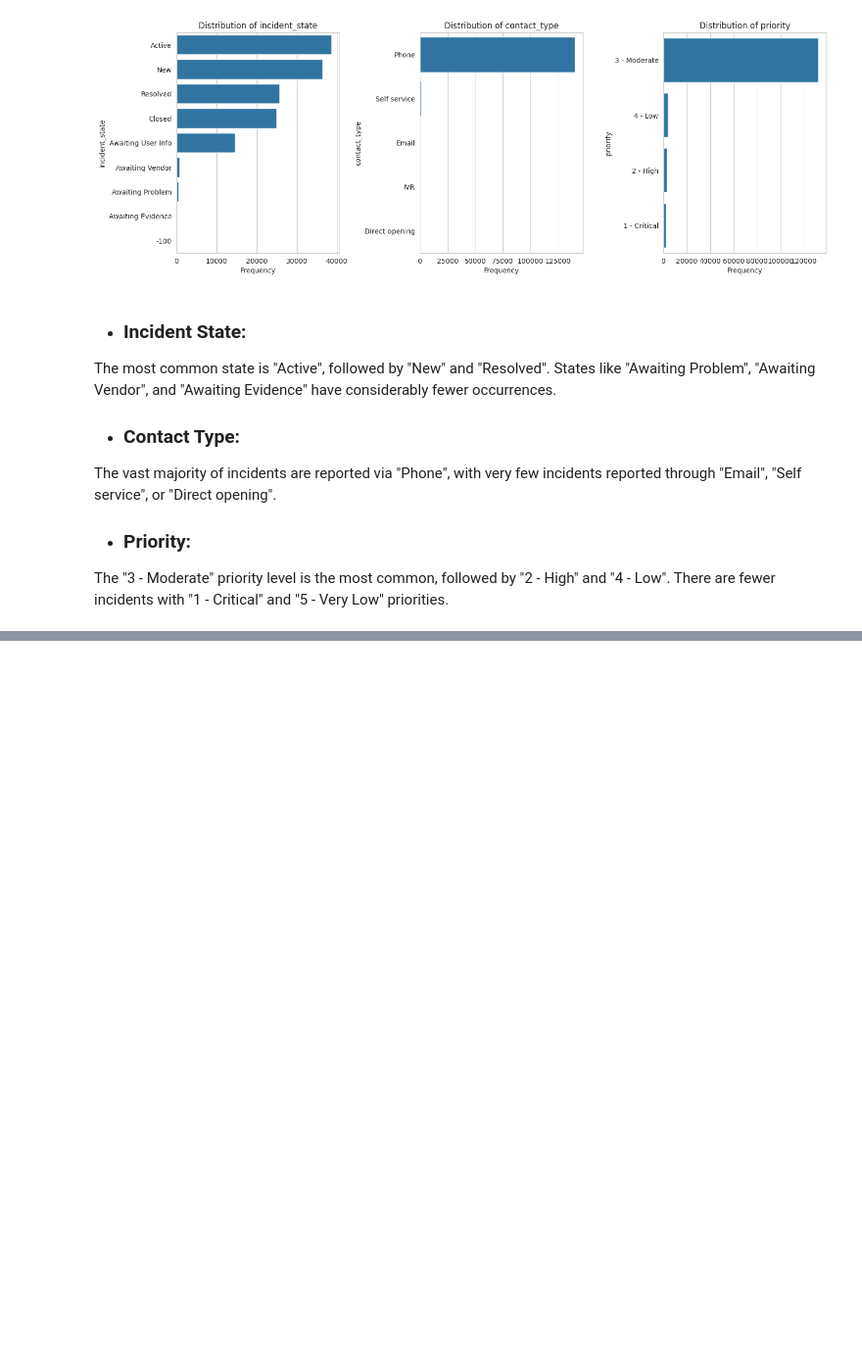
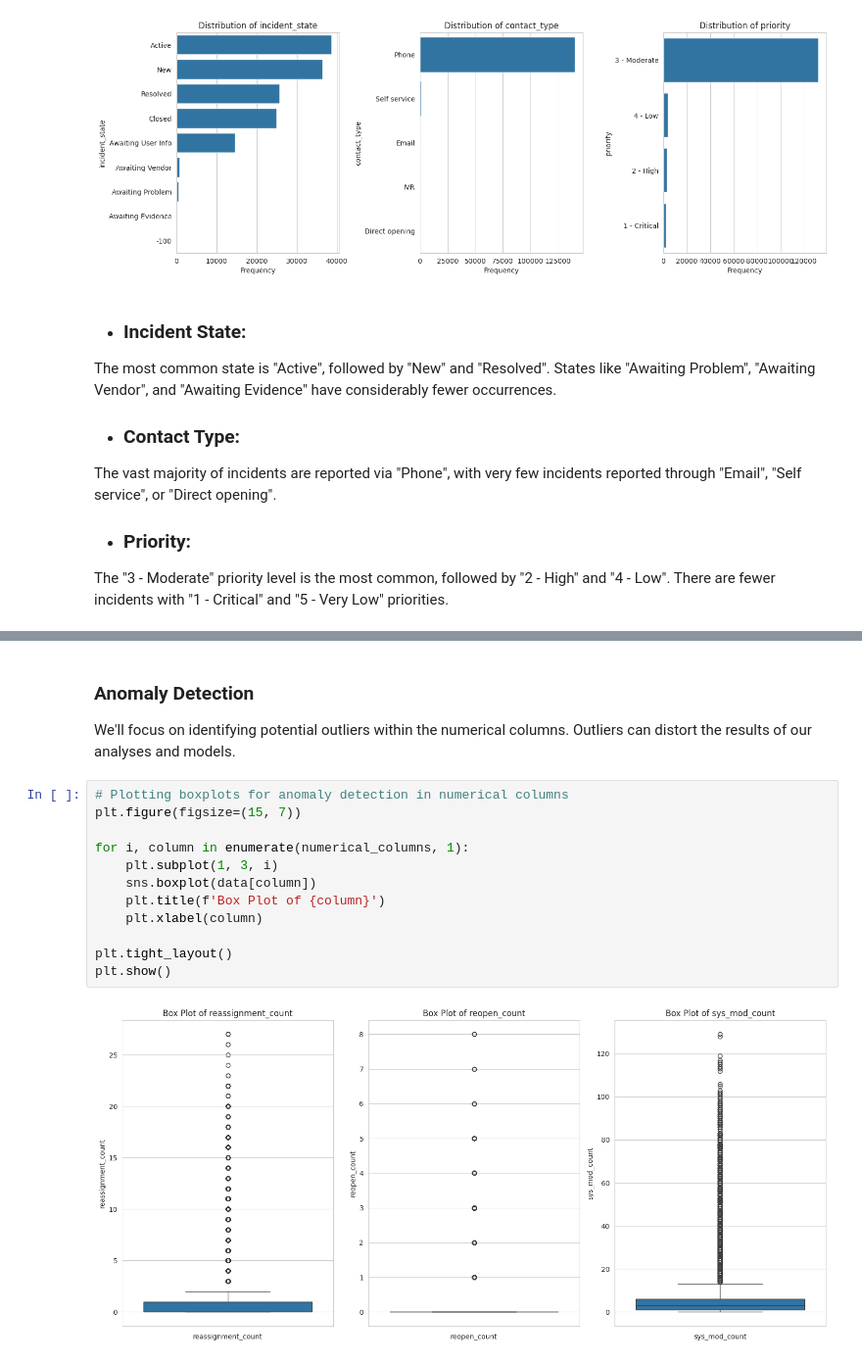
Before and after one commit to azizharouna/CloudIncidentForcaster, a Jupyter notebook: 1_data_analysis_and_inspection.ipynb, the cells around one changed output, grey strips where cells are left out. Shown at 98% size. Drawn from its saved outputs; the diff is of its cells as text; blank space fills up the shorter version.

Commit message:
Did the anomaly detection

```diff
--- a/1_data_analysis_and_inspection.ipynb
+++ b/1_data_analysis_and_inspection.ipynb
@@ -161,0 +180,18 @@ The "3 - Moderate" priority level is the most common, followed by "2 - High" and
+# %% [markdown]
+### Anomaly Detection
+
+We'll focus on identifying potential outliers within the numerical columns. Outliers can distort the results of our analyses and models.
+# %%
+# Plotting boxplots for anomaly detection in numerical columns
+plt.figure(figsize=(15, 7))
+
+for i, column in enumerate(numerical_columns, 1):
+    plt.subplot(1, 3, i)
+    sns.boxplot(data[column])
+    plt.title(f'Box Plot of {column}')
+    plt.xlabel(column)
+
+plt.tight_layout()
+plt.show()
+# %% [output]
+[figure, added]
```
Also changed, not shown: parts of 3 cells of this notebook.
